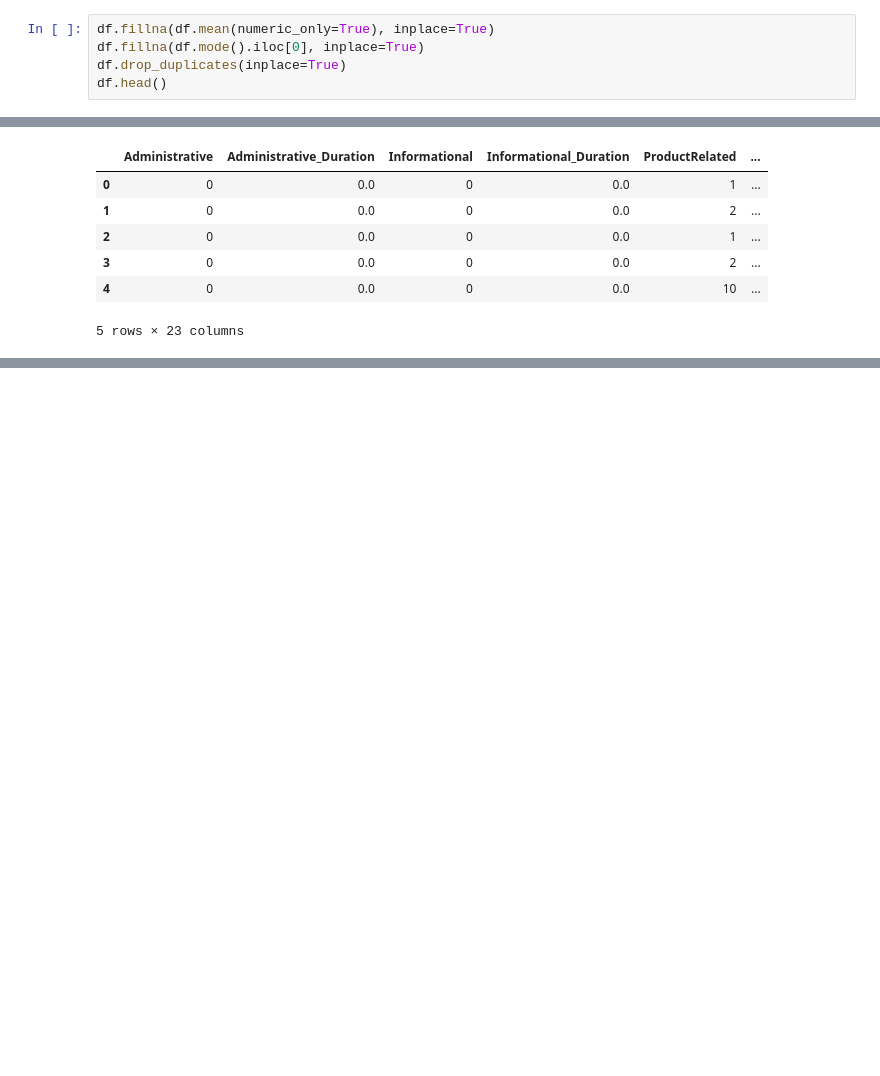
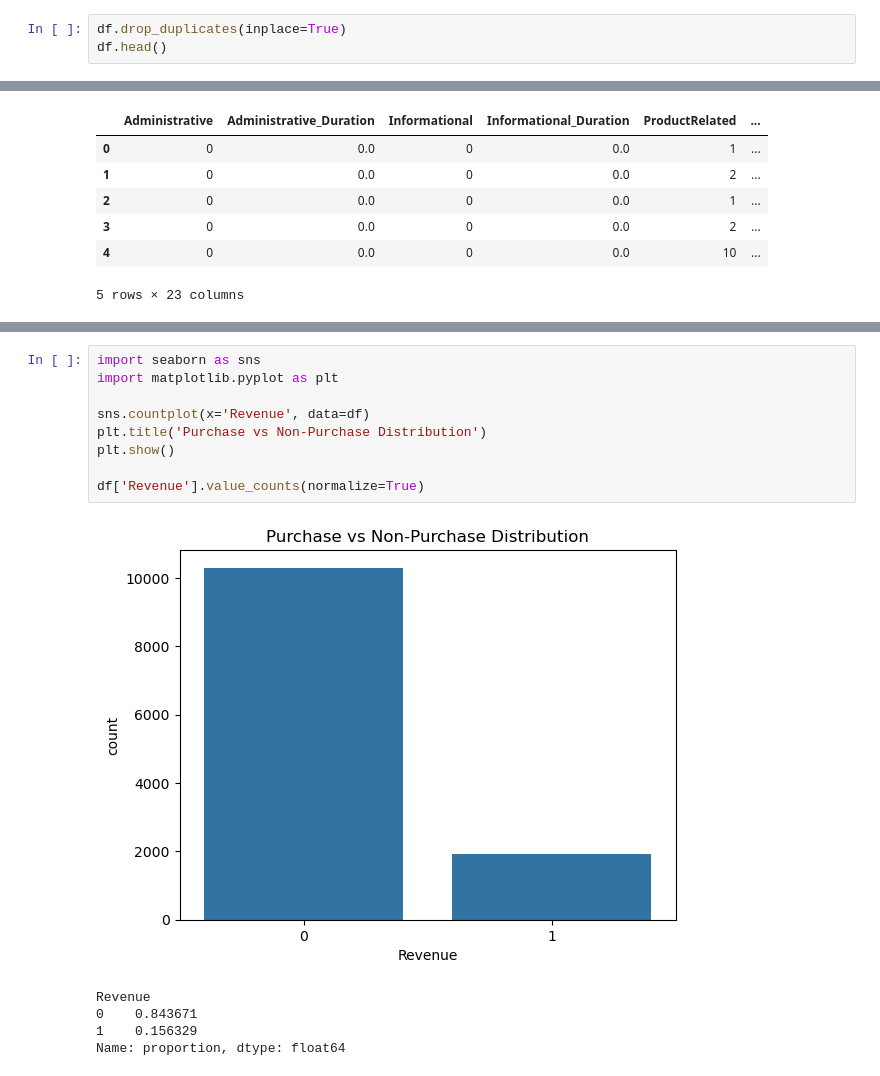
Before and after one commit to Sahil88820/Online-Shopper-Buy-or-Bail, a Jupyter notebook: notebooks/01_exploratory_data_analysis.ipynb, the cells around one changed output, grey strips where cells are left out. Cells and saved outputs as stored; diff of their text form; blank space fills up the shorter version.

```diff
--- a/notebooks/01_exploratory_data_analysis.ipynb
+++ b/notebooks/01_exploratory_data_analysis.ipynb
@@ -48,8 +48,6 @@ Weekend                    0
 Revenue                    0
 dtype: int64
 # %%
-df.fillna(df.mean(numeric_only=True), inplace=True)
-df.fillna(df.mode().iloc[0], inplace=True)
 df.drop_duplicates(inplace=True)
 df.head()
 # %% [output]
@@ -214,0 +276,15 @@ df.head()
+# %%
+import seaborn as sns
+import matplotlib.pyplot as plt
+
+sns.countplot(x='Revenue', data=df)
+plt.title('Purchase vs Non-Purchase Distribution')
+plt.show()
+
+df['Revenue'].value_counts(normalize=True)
+# %% [output]
+[figure, added]
+Revenue
+0    0.843671
+1    0.156329
+Name: proportion, dtype: float64
```
Also changed, not shown: parts of 10 cells of this notebook.
